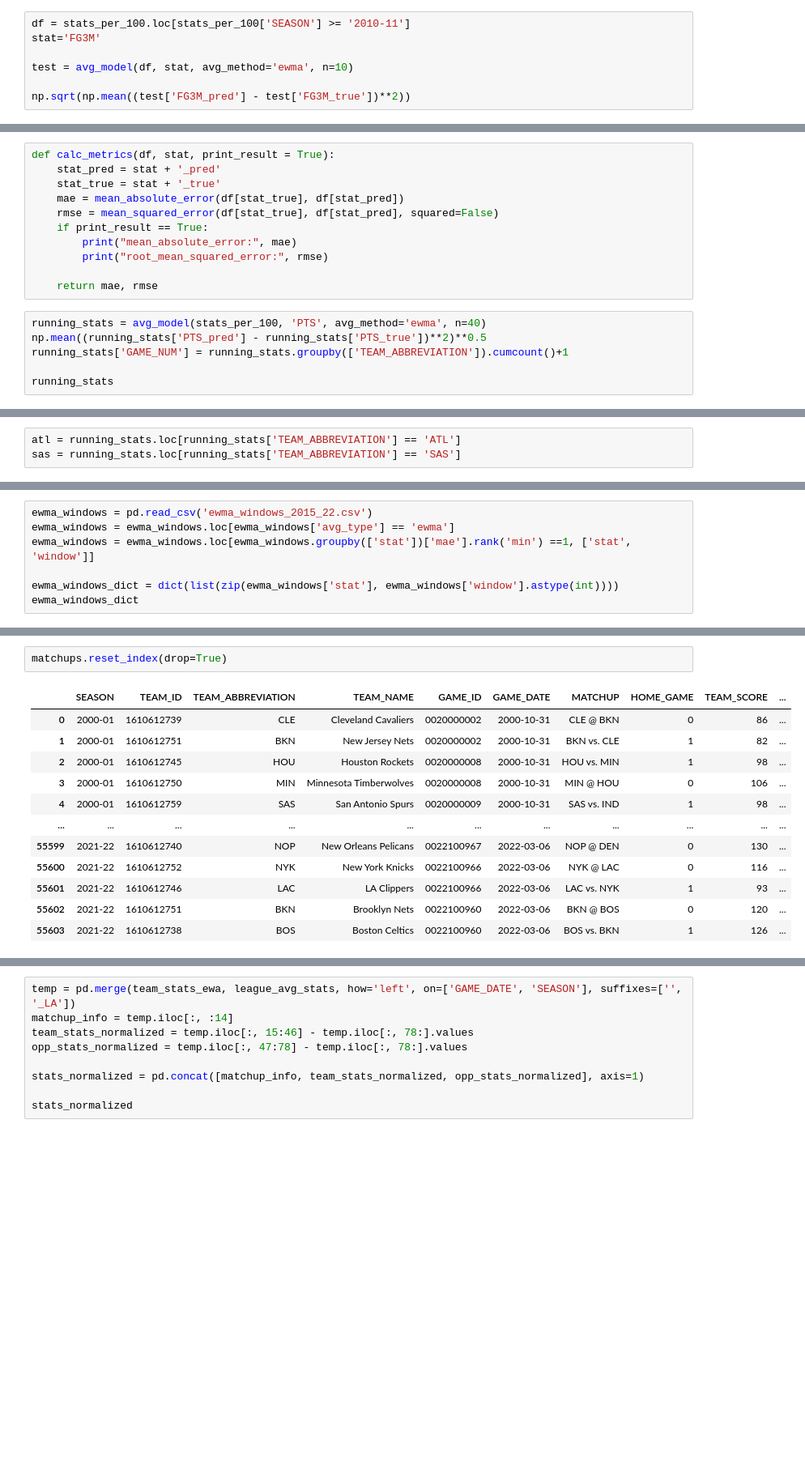
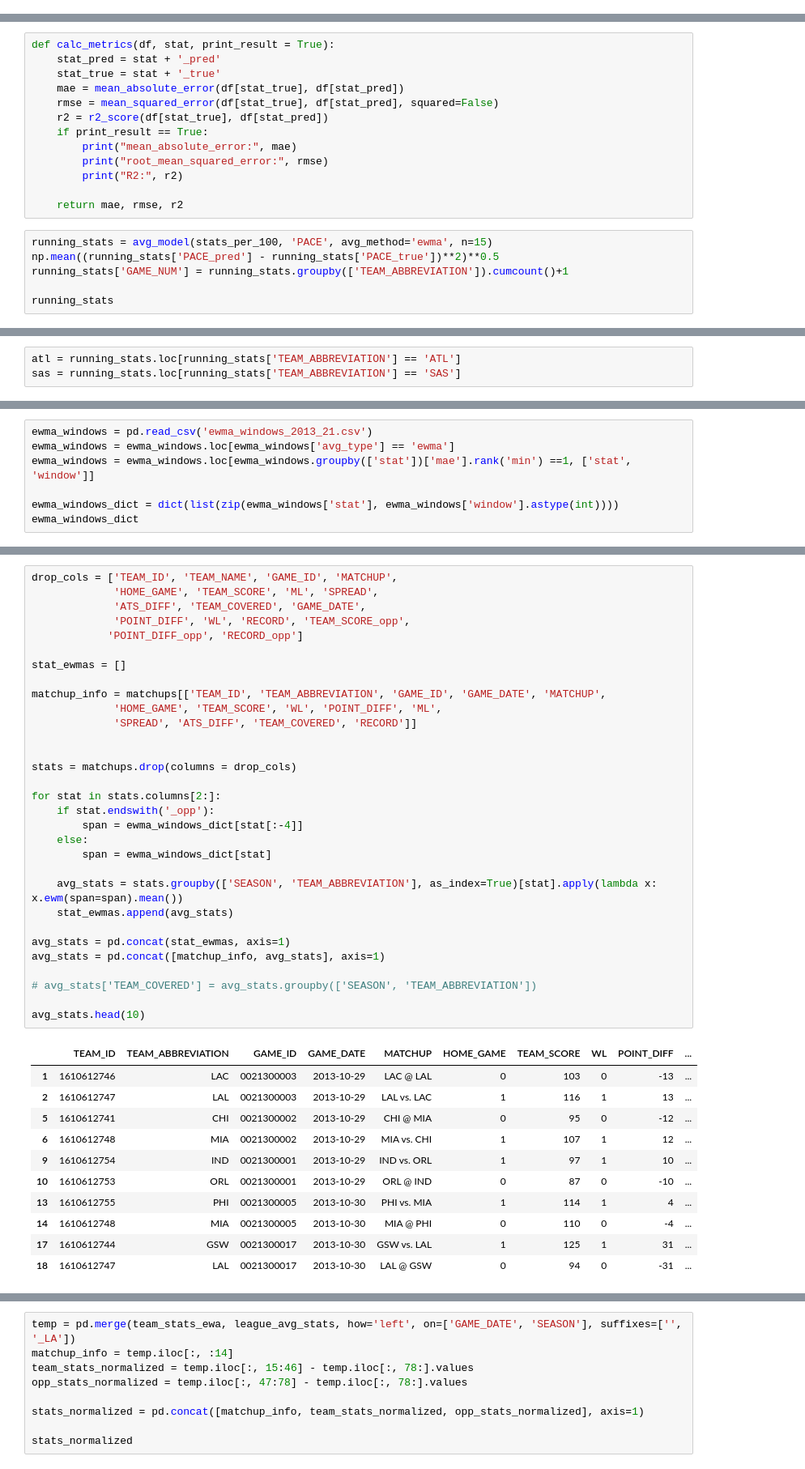
Before and after one commit to jnish23/NBA_Model_V2, a Jupyter notebook: notebooks/predicting_points_scored with_tracking.ipynb, the cells around one changed output, grey strips where cells are left out. Shown at 81% size. Cells and saved outputs as stored; diff of their text form; blank space fills up the shorter version.

```diff
--- a/notebooks/predicting_points_scored with_tracking.ipynb
+++ b/notebooks/predicting_points_scored with_tracking.ipynb
@@ -675,10 +524,3 @@ def avg_model(df, stat, avg_method='running', n=10):
     avg_stats = avg_stats.dropna()
 
     return avg_stats
-# %%
-df = stats_per_100.loc[stats_per_100['SEASON'] >= '2010-11']
-stat='FG3M'
-
-test = avg_model(df, stat, avg_method='ewma', n=10)
-
-np.sqrt(np.mean((test['FG3M_pred'] - test['FG3M_true'])**2))
@@ -706,14 +536,16 @@ def calc_metrics(df, stat, print_result = True):
     stat_true = stat + '_true'
     mae = mean_absolute_error(df[stat_true], df[stat_pred])
     rmse = mean_squared_error(df[stat_true], df[stat_pred], squared=False)
+    r2 = r2_score(df[stat_true], df[stat_pred])
     if print_result == True:
         print("mean_absolute_error:", mae)
         print("root_mean_squared_error:", rmse)
+        print("R2:", r2)
 
-    return mae, rmse
+    return mae, rmse, r2
 # %%
-running_stats = avg_model(stats_per_100, 'PTS', avg_method='ewma', n=40)
-np.mean((running_stats['PTS_pred'] - running_stats['PTS_true'])**2)**0.5
+running_stats = avg_model(stats_per_100, 'PACE', avg_method='ewma', n=15)
+np.mean((running_stats['PACE_pred'] - running_stats['PACE_true'])**2)**0.5
 running_stats['GAME_NUM'] = running_stats.groupby(['TEAM_ABBREVIATION']).cumcount()+1
 
 running_stats
@@ -845,5 +663,5 @@ result_df.loc[result_df.groupby(['stat'])['mae'].rank('min') == 1]
 # %%
-ewma_windows = pd.read_csv('ewma_windows_2015_22.csv')
+ewma_windows = pd.read_csv('ewma_windows_2013_21.csv')
 ewma_windows = ewma_windows.loc[ewma_windows['avg_type'] == 'ewma']
 ewma_windows = ewma_windows.loc[ewma_windows.groupby(['stat'])['mae'].rank('min') ==1, ['stat', 'window']]
 
@@ -870,15 +708,43 @@ ewma_windows_dict
 # %%
-matchups.reset_index(drop=True)
+drop_cols = ['TEAM_ID', 'TEAM_NAME', 'GAME_ID', 'MATCHUP',
+             'HOME_GAME', 'TEAM_SCORE', 'ML', 'SPREAD',
+             'ATS_DIFF', 'TEAM_COVERED', 'GAME_DATE',
+             'POINT_DIFF', 'WL', 'RECORD', 'TEAM_SCORE_opp',
+            'POINT_DIFF_opp', 'RECORD_opp']
+
+stat_ewmas = []
+
+matchup_info = matchups[['TEAM_ID', 'TEAM_ABBREVIATION', 'GAME_ID', 'GAME_DATE', 'MATCHUP',
+             'HOME_GAME', 'TEAM_SCORE', 'WL', 'POINT_DIFF', 'ML',
+             'SPREAD', 'ATS_DIFF', 'TEAM_COVERED', 'RECORD']]
+
+
+stats = matchups.drop(columns = drop_cols)
+
+for stat in stats.columns[2:]:
+    if stat.endswith('_opp'):
+        span = ewma_windows_dict[stat[:-4]]
+    else:
+        span = ewma_windows_dict[stat]
+
+    avg_stats = stats.groupby(['SEASON', 'TEAM_ABBREVIATION'], as_index=True)[stat].apply(lambda x: x.ewm(span=span).mean())
+    stat_ewmas.append(avg_stats)
+
+avg_stats = pd.concat(stat_ewmas, axis=1)
+avg_stats = pd.concat([matchup_info, avg_stats], axis=1)
+
+# avg_stats['TEAM_COVERED'] = avg_stats.groupby(['SEASON', 'TEAM_ABBREVIATION'])
+
+avg_stats.head(10)
 # %% [output]
-|  | SEASON | TEAM_ID | TEAM_ABBREVIATION | TEAM_NAME | GAME_ID | GAME_DATE | MATCHUP | HOME_GAME | TEAM_SCORE | ... |
-| 0 | 2000-01 | 1610612739 | CLE | Cleveland Cavaliers | 0020000002 | 2000-10-31 | CLE @ BKN | 0 | 86 | ... |
-| 1 | 2000-01 | 1610612751 | BKN | New Jersey Nets | 0020000002 | 2000-10-31 | BKN vs. CLE | 1 | 82 | ... |
-| 2 | 2000-01 | 1610612745 | HOU | Houston Rockets | 0020000008 | 2000-10-31 | HOU vs. MIN | 1 | 98 | ... |
-| 3 | 2000-01 | 1610612750 | MIN | Minnesota Timberwolves | 0020000008 | 2000-10-31 | MIN @ HOU | 0 | 106 | ... |
-| 4 | 2000-01 | 1610612759 | SAS | San Antonio Spurs | 0020000009 | 2000-10-31 | SAS vs. IND | 1 | 98 | ... |
-| ... | ... | ... | ... | ... | ... | ... | ... | ... | ... | ... |
-| 55599 | 2021-22 | 1610612740 | NOP | New Orleans Pelicans | 0022100967 | 2022-03-06 | NOP @ DEN | 0 | 130 | ... |
-| 55600 | 2021-22 | 1610612752 | NYK | New York Knicks | 0022100966 | 2022-03-06 | NYK @ LAC | 0 | 116 | ... |
-| 55601 | 2021-22 | 1610612746 | LAC | LA Clippers | 0022100966 | 2022-03-06 | LAC vs. NYK | 1 | 93 | ... |
-| 55602 | 2021-22 | 1610612751 | BKN | Brooklyn Nets | 0022100960 | 2022-03-06 | BKN @ BOS | 0 | 120 | ... |
-| 55603 | 2021-22 | 1610612738 | BOS | Boston Celtics | 0022100960 | 2022-03-06 | BOS vs. BKN | 1 | 126 | ... |
+|  | TEAM_ID | TEAM_ABBREVIATION | GAME_ID | GAME_DATE | MATCHUP | HOME_GAME | TEAM_SCORE | WL | POINT_DIFF | ... |
+| 1 | 1610612746 | LAC | 0021300003 | 2013-10-29 | LAC @ LAL | 0 | 103 | 0 | -13 | ... |
+| 2 | 1610612747 | LAL | 0021300003 | 2013-10-29 | LAL vs. LAC | 1 | 116 | 1 | 13 | ... |
+| 5 | 1610612741 | CHI | 0021300002 | 2013-10-29 | CHI @ MIA | 0 | 95 | 0 | -12 | ... |
+| 6 | 1610612748 | MIA | 0021300002 | 2013-10-29 | MIA vs. CHI | 1 | 107 | 1 | 12 | ... |
+| 9 | 1610612754 | IND | 0021300001 | 2013-10-29 | IND vs. ORL | 1 | 97 | 1 | 10 | ... |
+| 10 | 1610612753 | ORL | 0021300001 | 2013-10-29 | ORL @ IND | 0 | 87 | 0 | -10 | ... |
+| 13 | 1610612755 | PHI | 0021300005 | 2013-10-30 | PHI vs. MIA | 1 | 114 | 1 | 4 | ... |
+| 14 | 1610612748 | MIA | 0021300005 | 2013-10-30 | MIA @ PHI | 0 | 110 | 0 | -4 | ... |
+| 17 | 1610612744 | GSW | 0021300017 | 2013-10-30 | GSW vs. LAL | 1 | 125 | 1 | 31 | ... |
+| 18 | 1610612747 | LAL | 0021300017 | 2013-10-30 | LAL @ GSW | 0 | 94 | 0 | -31 | ... |
```
Also changed, not shown: parts of 48 cells of this notebook, 5 other files.
